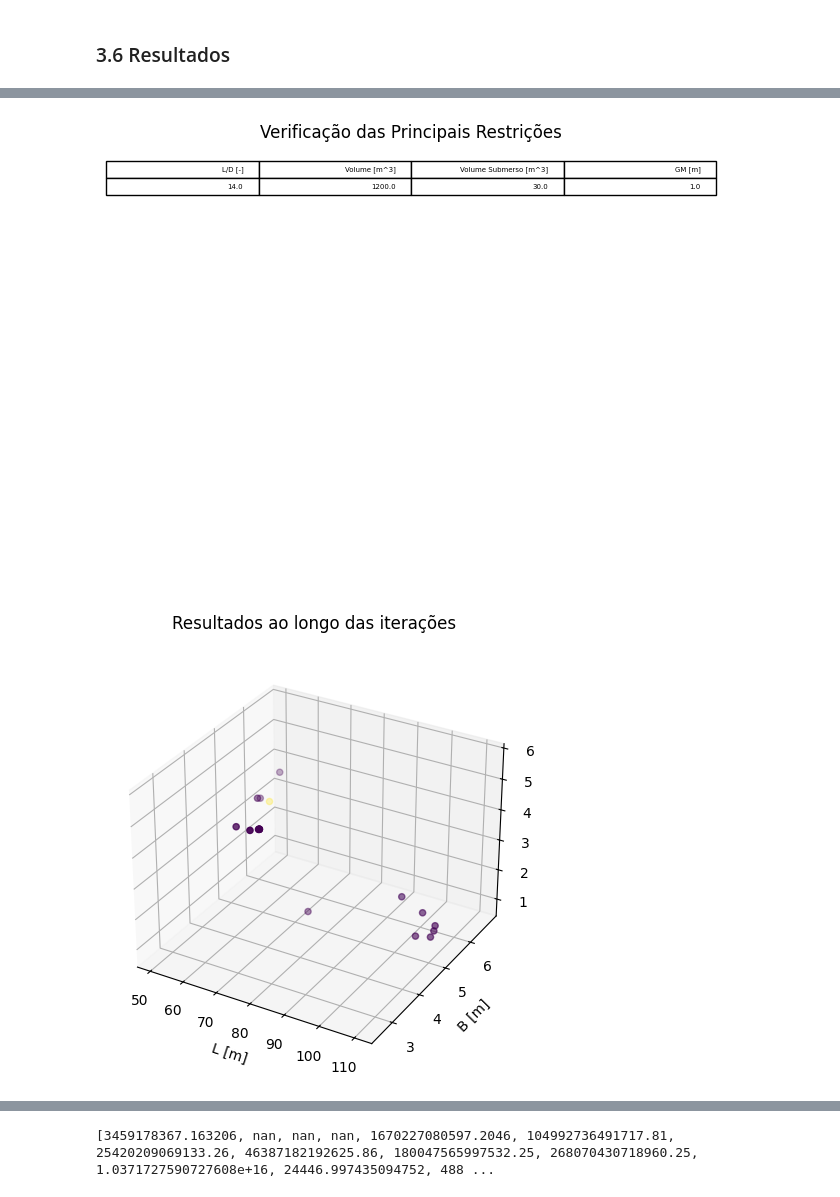
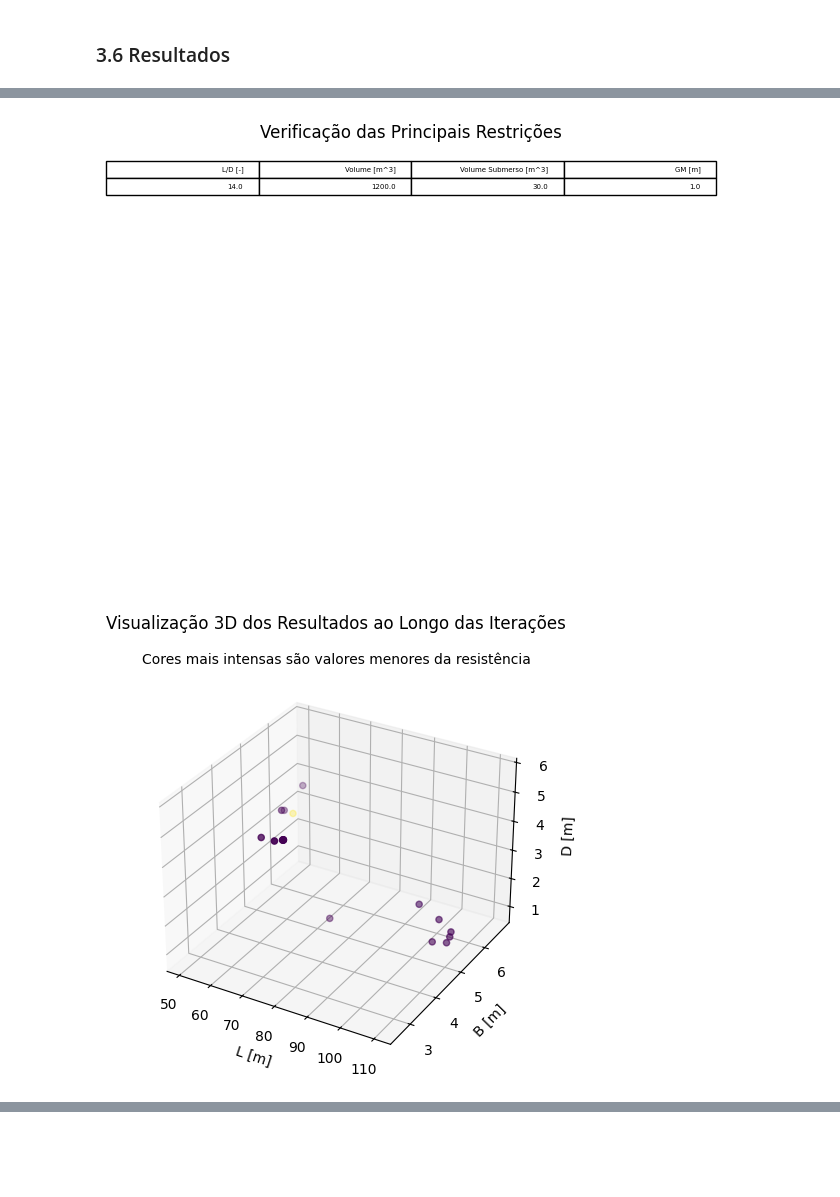
Before and after one commit to leonardolombardi07/otimizacao-pontal, a Jupyter notebook: Report.ipynb, the cells around one changed output, grey strips where cells are left out. Cells and saved outputs as stored; diff of their text form; code cells hidden in the pictures; blank space fills up the shorter version.

Commit message:
improve 3D plot

```diff
--- a/Report.ipynb
+++ b/Report.ipynb
@@ -518,7 +518,7 @@ def plot_results(x: XAndFunResults):
     fig.tight_layout()
     plt.show()
 
-    # 2. Plot de gráfico com como os resultados variam ao longo das iterações
+    # 3. Plot de gráfico 3D dos resultados
     x = [x[0] for x in x_and_fun_results]
     y = [x[1] for x in x_and_fun_results]
     z = [x[2] for x in x_and_fun_results]
@@ -526,41 +526,39 @@ def plot_results(x: XAndFunResults):
     fun = [x[4] for x in x_and_fun_results]
 
     fig = plt.figure()
-    # add title
-    fig.suptitle('Resultados ao longo das iterações')
-
+    fig.suptitle('Visualização 3D dos Resultados ao Longo das Iterações')
 
     ax = fig.add_subplot(projection='3d')
+    ax.set_title('Cores mais intensas são valores menores da resistência', fontsize=10)
     ax.scatter(x, y, z, w, c=fun, cmap='viridis')
     ax.set_xlabel('L [m]')
     ax.set_ylabel('B [m]')
     ax.set_zlabel('D [m]')
     fig.tight_layout()
     plt.show()
 
-    # 3. Para L, B, D, T e Rt, mostrar um gráfico niterações x valor
+    # 4. Para L, B, D, T e Rt, mostrar um gráfico niterações x valor
     # Varie as cores e garanta que os gráficos não vão se sobrepor
     fig, axs = plt.subplots(nrows=3, ncols=2)
     niter_list = [i+1 for i in range(len(x_and_fun_results))]
     fig.suptitle('Resultados ao longo das iterações')
     axs[0, 0].plot(niter_list, x, 'tab:blue')
     axs[0, 0].set_title('L [m]')
     axs[0, 1].plot(niter_list, y, 'tab:orange')
     axs[0, 1].set_title('B [m]')
     axs[1, 0].plot(niter_list, z, 'tab:green')
     axs[1, 0].set_title('D [m]')
     axs[1, 1].plot(niter_list, w, 'tab:red')
     axs[1, 1].set_title('T [m]')
     axs[2, 0].plot(niter_list, fun, 'tab:purple')
     axs[2, 0].set_title('Rt [N]')
     fig.tight_layout()
     plt.show()
 
 
 plot_results(x_and_fun_results)
 # %% [output]
 [figure]
 [figure]
-[figure, old version]
+[figure, new version]
 [figure]
-[3459178367.163206, nan, nan, nan, 1670227080597.2046, 104992736491717.81, 25420209069133.26, 46387182192625.86, 180047565997532.25, 268070430718960.25, 1.0371727590727608e+16, 24446.997435094752, 488 ...
```
